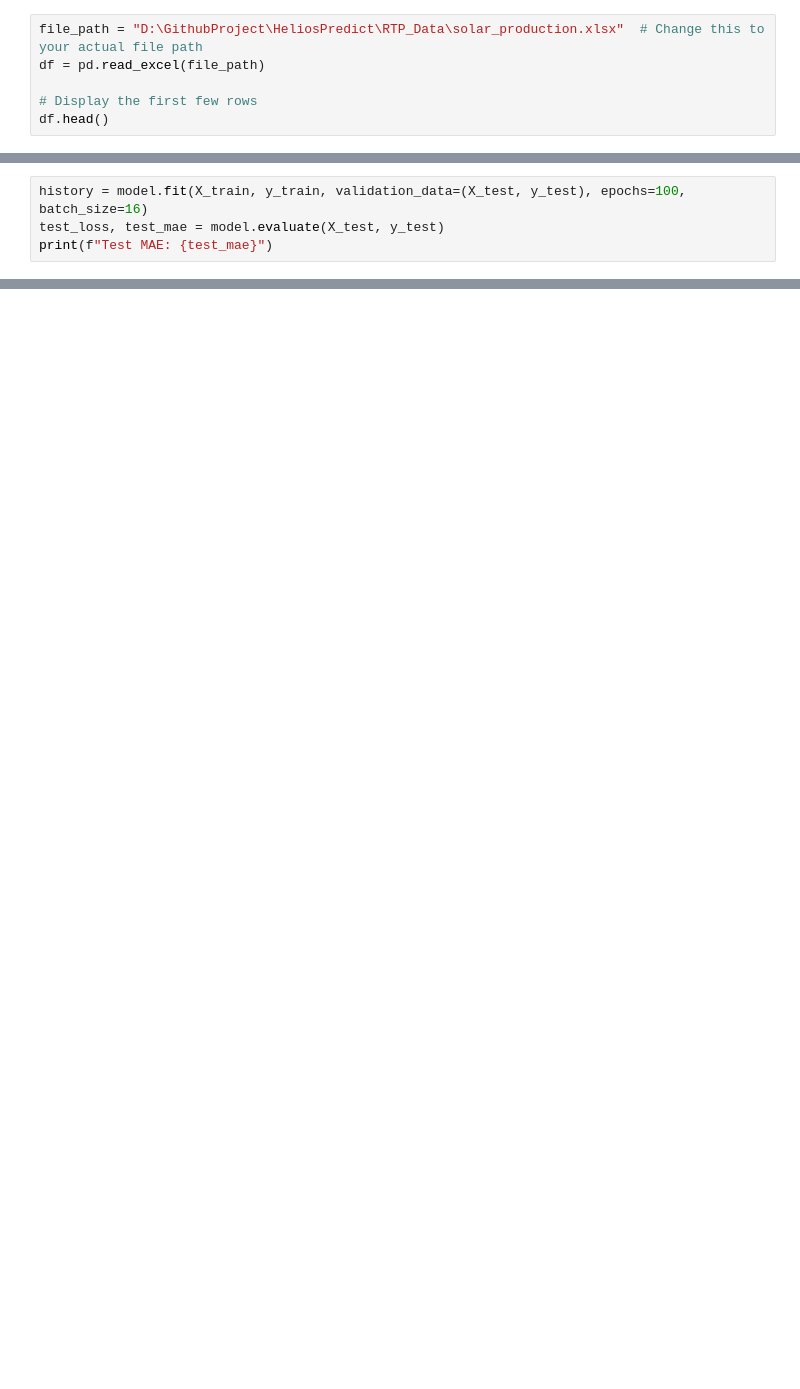
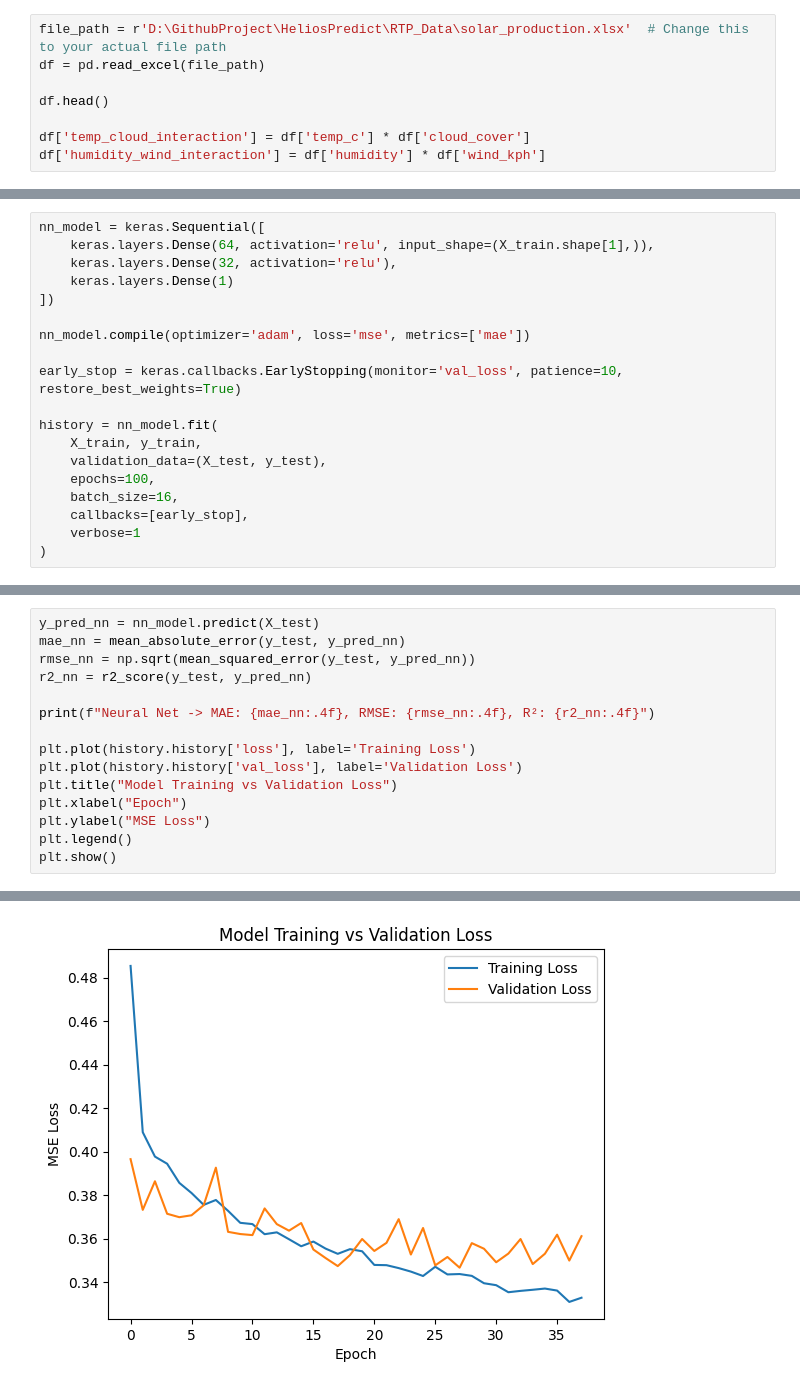
Before and after one commit to sarthak-dhiman/HeliosPredict, a Jupyter notebook: model.ipynb, the cells around one changed output, grey strips where cells are left out. Drawn from its saved outputs; the diff is of its cells as text; blank space fills up the shorter version.

```diff
--- a/model.ipynb
+++ b/model.ipynb
@@ -12,7 +1,9 @@ Error:
 # %%
-file_path = "D:\GithubProject\HeliosPredict\RTP_Data\solar_production.xlsx"  # Change this to your actual file path
+file_path = r'D:\GithubProject\HeliosPredict\RTP_Data\solar_production.xlsx'  # Change this to your actual file path
 df = pd.read_excel(file_path)
 
-# Display the first few rows
 df.head()
+
+df['temp_cloud_interaction'] = df['temp_c'] * df['cloud_cover']
+df['humidity_wind_interaction'] = df['humidity'] * df['wind_kph']
 # %%
@@ -47,4 +26,19 @@ model.compile(optimizer='adam', loss='mse', metrics=['mae'])
 # %%
-history = model.fit(X_train, y_train, validation_data=(X_test, y_test), epochs=100, batch_size=16)
-test_loss, test_mae = model.evaluate(X_test, y_test)
-print(f"Test MAE: {test_mae}")
+nn_model = keras.Sequential([
+    keras.layers.Dense(64, activation='relu', input_shape=(X_train.shape[1],)),
+    keras.layers.Dense(32, activation='relu'),
+    keras.layers.Dense(1)
+])
+
+nn_model.compile(optimizer='adam', loss='mse', metrics=['mae'])
+
+early_stop = keras.callbacks.EarlyStopping(monitor='val_loss', patience=10, restore_best_weights=True)
+
+history = nn_model.fit(
+    X_train, y_train,
+    validation_data=(X_test, y_test),
+    epochs=100,
+    batch_size=16,
+    callbacks=[early_stop],
+    verbose=1
+)
@@ -50,0 +64,16 @@ print(f"Test MAE: {test_mae}")
+# %%
+y_pred_nn = nn_model.predict(X_test)
+mae_nn = mean_absolute_error(y_test, y_pred_nn)
+rmse_nn = np.sqrt(mean_squared_error(y_test, y_pred_nn))
+r2_nn = r2_score(y_test, y_pred_nn)
+
+print(f"Neural Net -> MAE: {mae_nn:.4f}, RMSE: {rmse_nn:.4f}, R²: {r2_nn:.4f}")
+
+plt.plot(history.history['loss'], label='Training Loss')
+plt.plot(history.history['val_loss'], label='Validation Loss')
+plt.title("Model Training vs Validation Loss")
+plt.xlabel("Epoch")
+plt.ylabel("MSE Loss")
+plt.legend()
+plt.show()
+# %% [output]
@@ -51 +82,2 @@ print(f"Test MAE: {test_mae}")
+[figure, added]
 # %%
```
Also changed, not shown: parts of 8 cells of this notebook, 13 other files.
